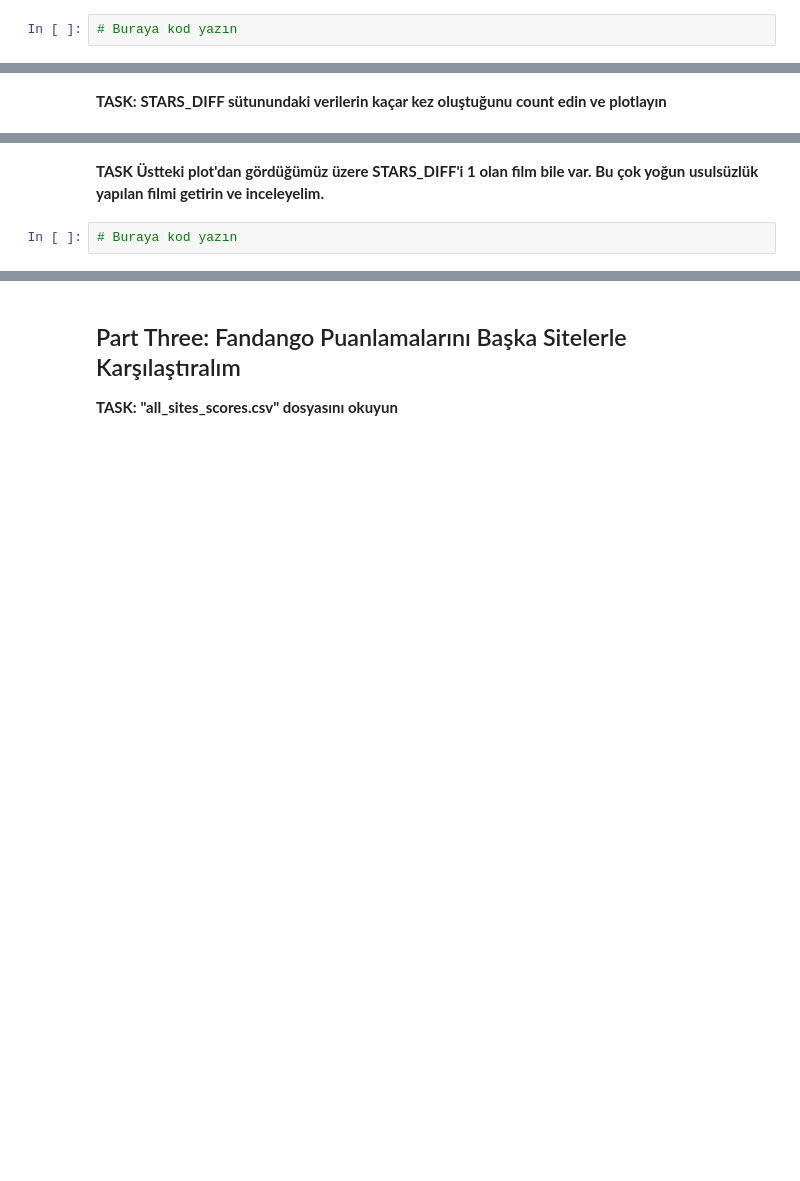
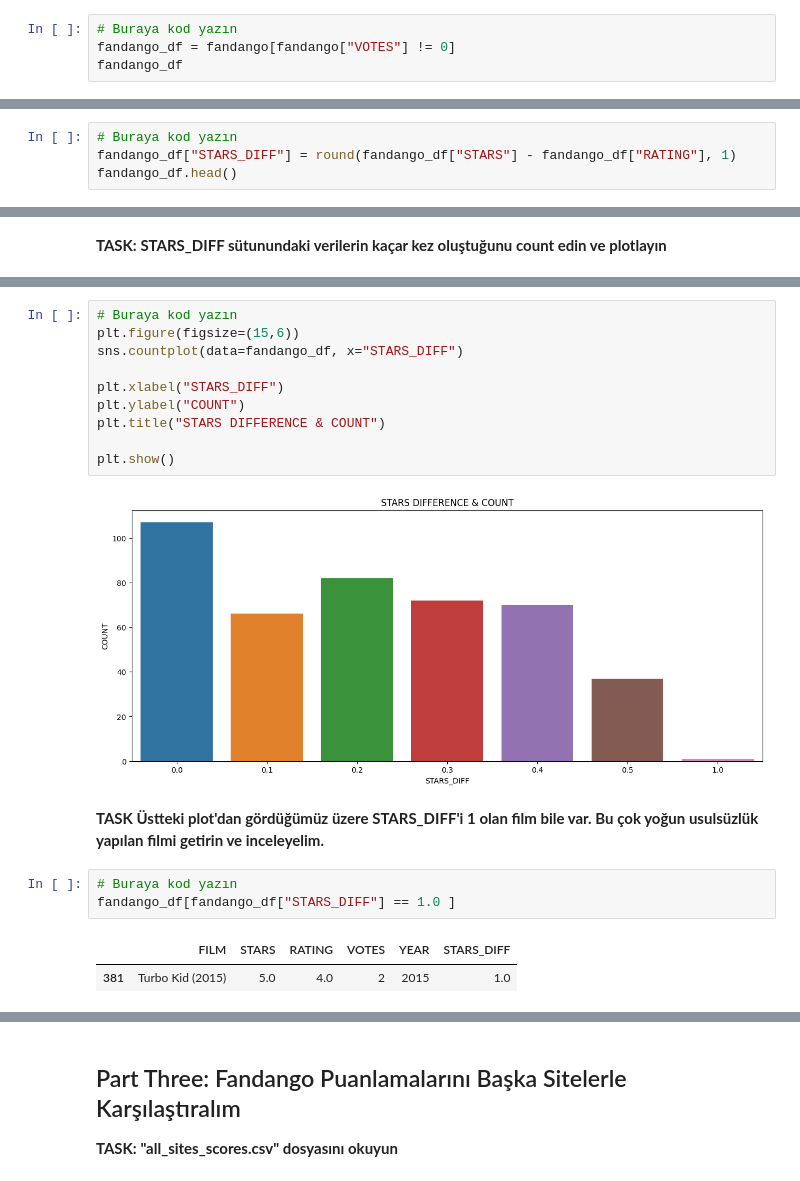
Before and after one commit to orkunumur/Data_Science_Practises, a Jupyter notebook: EMKA_BITIRME_PROJESI/EmKa-Kurs-BitirmeProjesi.ipynb, the cells around one changed output, grey strips where cells are left out. Saved outputs shown, nothing was run; the diff lists cells and outputs as text; blank space fills up the shorter version.

```diff
--- a/EMKA_BITIRME_PROJESI/EmKa-Kurs-BitirmeProjesi.ipynb
+++ b/EMKA_BITIRME_PROJESI/EmKa-Kurs-BitirmeProjesi.ipynb
@@ -191,3 +241,5 @@ Name: YEAR, dtype: int64
 **TASK: Sıfır oyu olan filmleri kaldırarak yalnızca incelenen filmlerin dataframe'ini oluşturun.**
 # %%
 # Buraya kod yazın
+fandango_df = fandango[fandango["VOTES"] != 0]
+fandango_df
@@ -212,0 +262,4 @@ Name: YEAR, dtype: int64
+# %%
+# Buraya kod yazın
+fandango_df["STARS_DIFF"] = round(fandango_df["STARS"] - fandango_df["RATING"], 1)
+fandango_df.head()
@@ -221,4 +295,20 @@ Name: YEAR, dtype: int64
+# %%
+# Buraya kod yazın
+plt.figure(figsize=(15,6))
+sns.countplot(data=fandango_df, x="STARS_DIFF")
+
+plt.xlabel("STARS_DIFF")
+plt.ylabel("COUNT")
+plt.title("STARS DIFFERENCE & COUNT")
+
+plt.show()
+# %% [output]
+[figure, added]
 # %% [markdown]
 **TASK Üstteki plot'dan gördüğümüz üzere STARS_DIFF'i 1 olan film bile var. Bu çok yoğun usulsüzlük yapılan filmi getirin ve inceleyelim.**
 # %%
 # Buraya kod yazın
+fandango_df[fandango_df["STARS_DIFF"] == 1.0 ]
+# %% [output]
+|  | FILM | STARS | RATING | VOTES | YEAR | STARS_DIFF |
+| 381 | Turbo Kid (2015) | 5.0 | 4.0 | 2 | 2015 | 1.0 |
```
Also changed, not shown: parts of 76 cells of this notebook.
